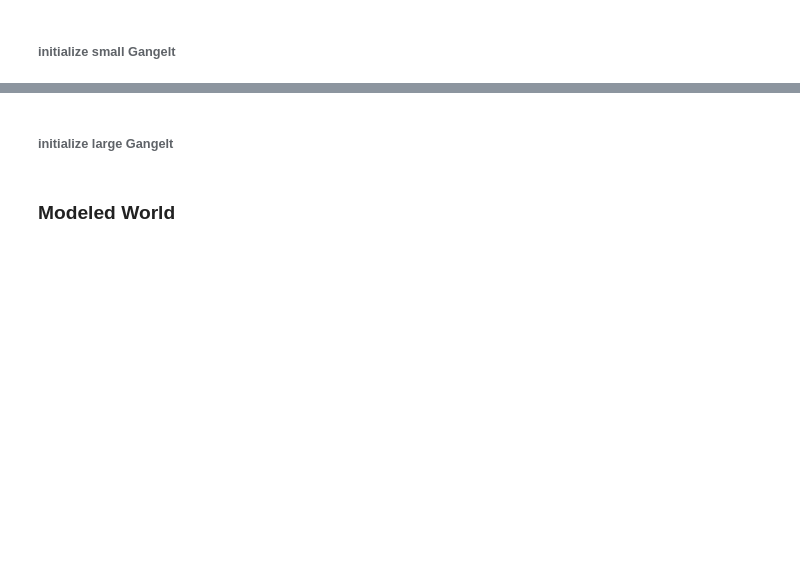
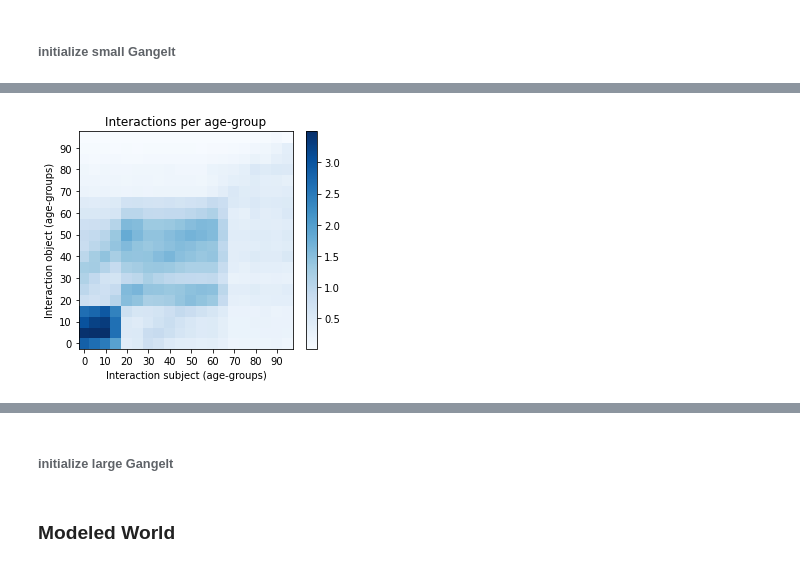
Before and after one commit to joba-1/Corona_Model, a Jupyter notebook: RUN_CoronaABM_3.ipynb, the cells around one changed output, grey strips where cells are left out. Cells and saved outputs as stored; diff of their text form; code cells hidden in the pictures; blank space fills up the shorter version.

```diff
--- a/RUN_CoronaABM_3.ipynb
+++ b/RUN_CoronaABM_3.ipynb
@@ -38,0 +91,4 @@ Number of agents: 7449
+# %%
+sim1.plot_interaction_patterns()
+# %% [output]
+[figure, added]
```
Also changed, not shown: parts of 28 cells of this notebook, 2 other files.
